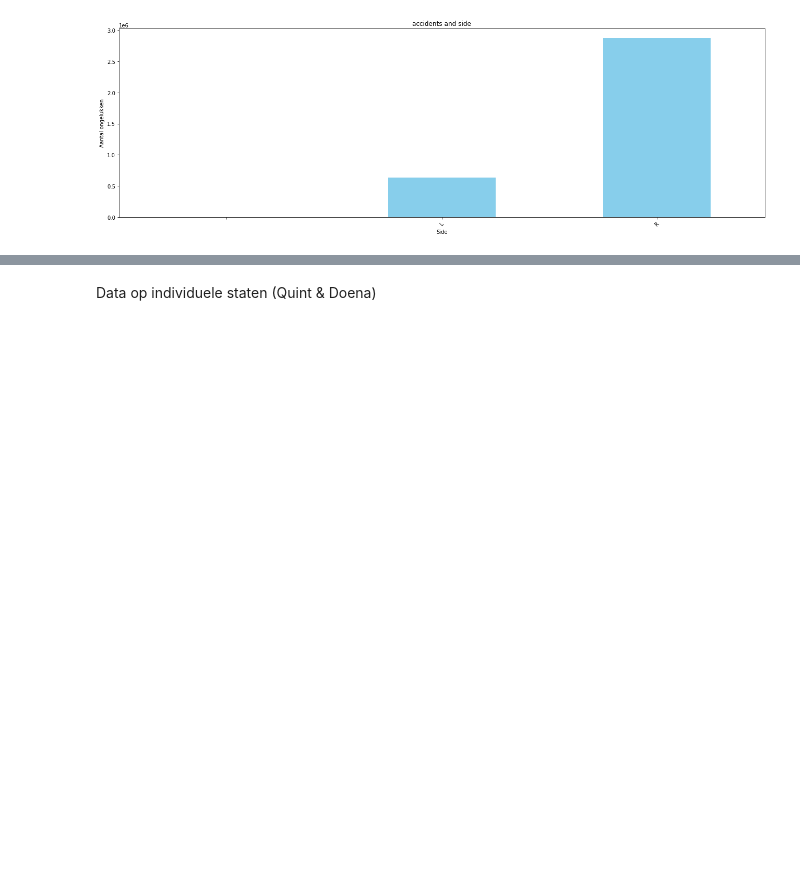
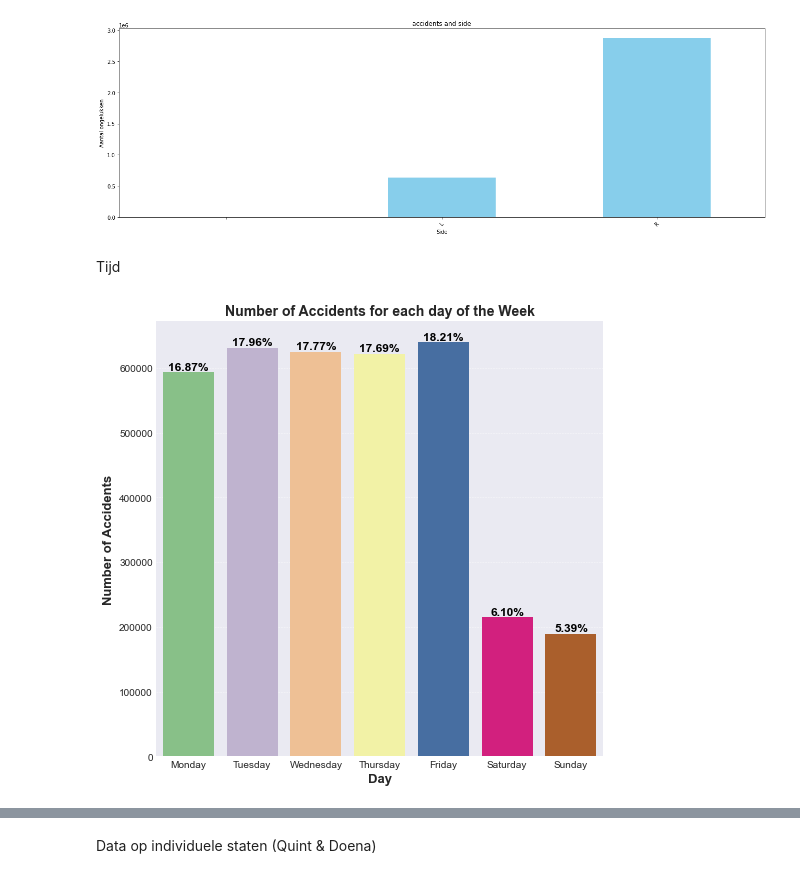
Before and after one commit to IsabelvanDam19/WT_Specialisatie, a Jupyter notebook: Beetje dingen enzo.ipynb, the cells around one changed output, grey strips where cells are left out. Drawn from its saved outputs; the diff is of its cells as text; code cells hidden in the pictures; blank space fills up the shorter version.

```diff
--- a/Beetje dingen enzo.ipynb
+++ b/Beetje dingen enzo.ipynb
@@ -89,8 +89,8 @@ print(modus)
 # %% [markdown]
 df schoonmaken
 # %%
-df["Start_Time"] = pd.to_datetime(df["Start_Time"])
-df["End_Time"] = pd.to_datetime(df["End_Time"])
+df["Start_Time"] = pd.to_datetime(df["Start_Time"], errors="coerce")
+df["End_Time"] = pd.to_datetime(df["End_Time"], errors="coerce")
 # %% [markdown]
 specifieke slechte data aantekeningen
 # %%
@@ -169,3 +169,55 @@ plt.tight_layout()
 plt.show()
 # %% [output]
 [figure]
+# %% [markdown]
+Tijd
+# %%
+df["Year"]=df["Start_Time"].dt.year
+df["Month"]=df["Start_Time"].dt.month_name()
+df["Day"]=df["Start_Time"].dt.day_name()
+# %%
+# Set the style
+plt.style.use('seaborn-darkgrid')
+custom_palette = sns.color_palette("Accent", 7)
+sns.set_palette(custom_palette)
+
+# Create a figure with a specified size
+plt.figure(figsize=(8, 8))
+
+# Add a grid with specified properties
+plt.grid(True, linestyle='--', linewidth=0.5, alpha=0.7)
+
+# Define the order of days
+order = ['Monday', 'Tuesday', 'Wednesday', 'Thursday', 'Friday', 'Saturday', 'Sunday']
+
+# Create a countplot
+sns.countplot(x=df["Day"], order=order)
+total_counts = df["Day"].value_counts()
+plt.xticks(fontsize=10)
+plt.yticks(fontsize=10)
+
+# Set the x and y axis labels and title
+plt.xlabel("Day", fontsize=13, fontweight="bold")
+plt.ylabel("Number of Accidents", fontsize=13, fontweight="bold")
+plt.title("Number of Accidents for each day of the Week", fontsize=14, fontweight="bold")
+
+ax = plt.gca()
+
+# Add percentage labels above the bars
+for i, bar in enumerate(ax.patches):
+    proportion = (total_counts[order[i]] / total_counts.sum()) * 100
+    ax.text(
+        bar.get_x() + bar.get_width() / 2,  # X position at the center of the bar
+        bar.get_height() + 500,  # Y position just above the bar
+        f'{proportion:.2f}%',  # Text label with two decimal places
+        fontsize=12,
+        ha='center',  # Horizontal alignment
+        va='bottom' if proportion > 5 else 'top',  # Adjust text position based on percentage
+        fontweight='bold',
+        color='black' if proportion > 5 else 'white'  # Adjust text color for visibility
+    )
+
+# Display the plot
+plt.show()
+# %% [output]
+[figure, added]
```
Also changed, not shown: parts of 2 cells of this notebook.
